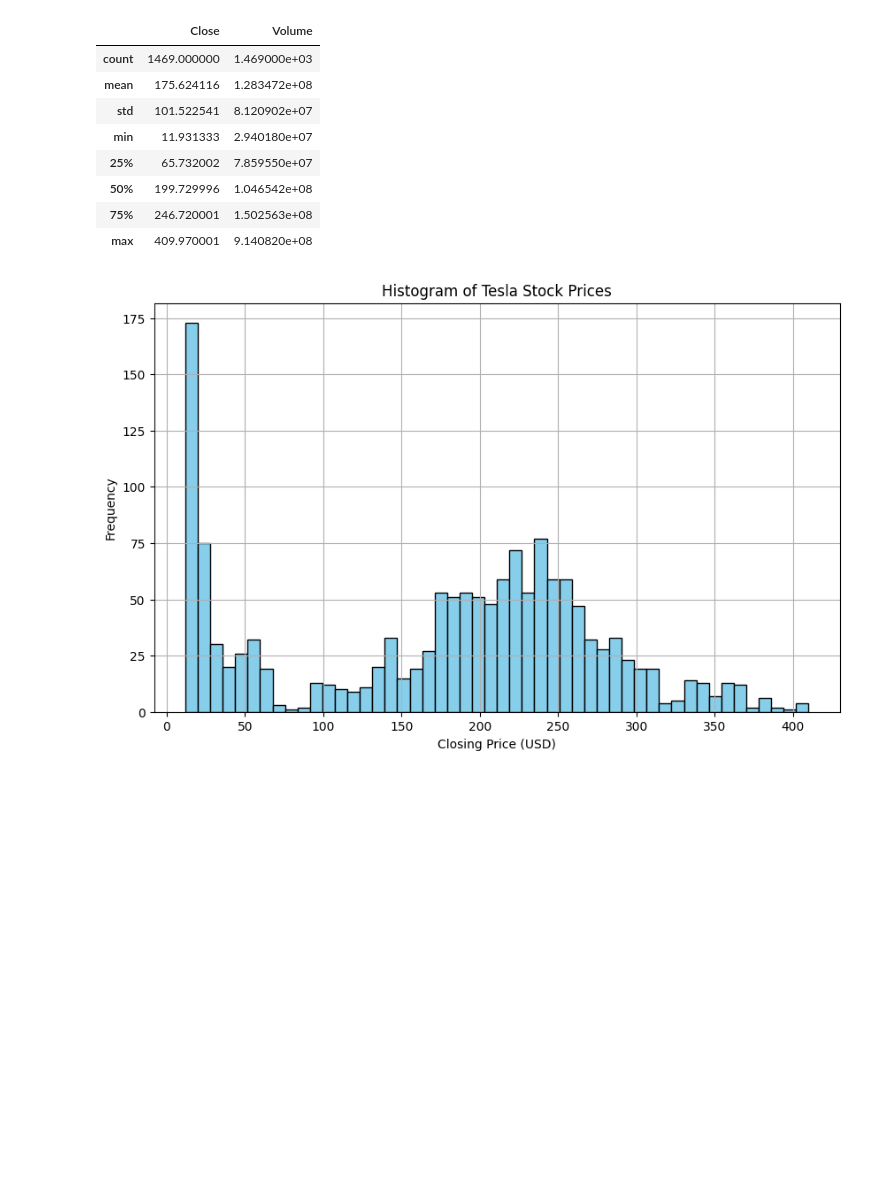
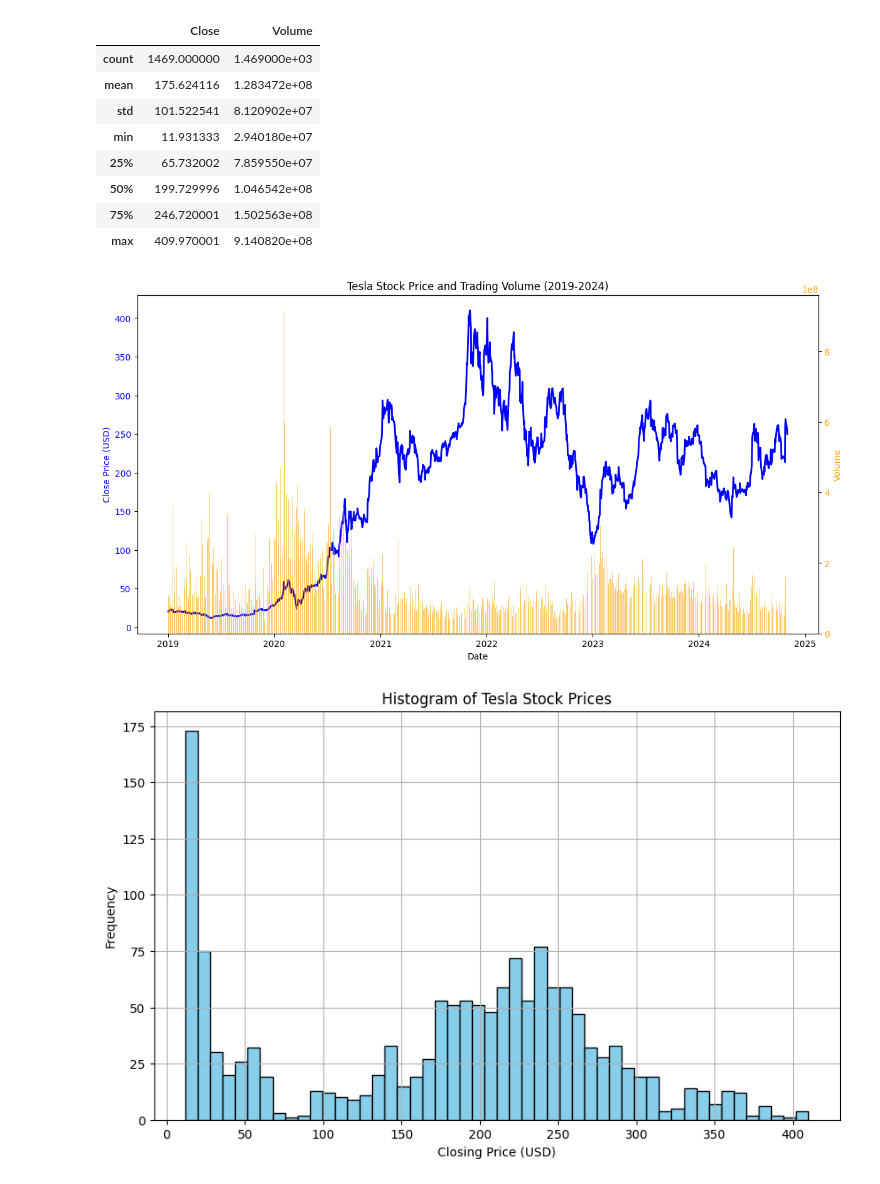
Before and after one commit to TrieuHuynh174/-STAT3013.-P11_Nhom8, a Jupyter notebook: Statistical Analysis.ipynb, the cells around one changed output. Drawn from its saved outputs; the diff is of its cells as text; code cells hidden in the pictures; blank space fills up the shorter version.

```diff
--- a/Statistical Analysis.ipynb
+++ b/Statistical Analysis.ipynb
@@ -47,6 +59,33 @@ data.describe()
 | 50% | 199.729996 | 1.046542e+08 |
 | 75% | 246.720001 | 1.502563e+08 |
 | max | 409.970001 | 9.140820e+08 |
+# %%
+import pandas as pd
+import matplotlib.pyplot as plt
+
+# Đọc dữ liệu từ file CSV
+df = pd.read_csv('Get_data/Tesla_Close_2019_2024.csv', parse_dates=['Date'], index_col='Date')
+
+# Vẽ biểu đồ giá cổ phiếu (Tesla Stock Price) với trục y bên trái
+fig, ax1 = plt.subplots(figsize=(14, 7))
+
+# Vẽ đường giá đóng cửa
+ax1.plot(df.index, df['Close'], color='blue', label='Close Price', linewidth=2)
+ax1.set_xlabel('Date')
+ax1.set_ylabel('Close Price (USD)', color='blue')
+ax1.tick_params(axis='y', labelcolor='blue')
+ax1.set_title('Tesla Stock Price and Trading Volume (2019-2024)')
+
+# Tạo trục y thứ hai cho Volume
+ax2 = ax1.twinx()
+ax2.bar(df.index, df['Volume'], color='orange', alpha=0.6, label='Volume')
+ax2.set_ylabel('Volume', color='orange')
+ax2.tick_params(axis='y', labelcolor='orange')
+
+# Hiển thị biểu đồ
+plt.show()
+# %% [output]
+[figure, new version]
 # %%
 plt.figure(figsize=(10, 6))
 plt.hist(data['Close'], bins=50, edgecolor='black', color='skyblue')
```
Also changed, not shown: parts of 10 cells of this notebook, 7 other files.
